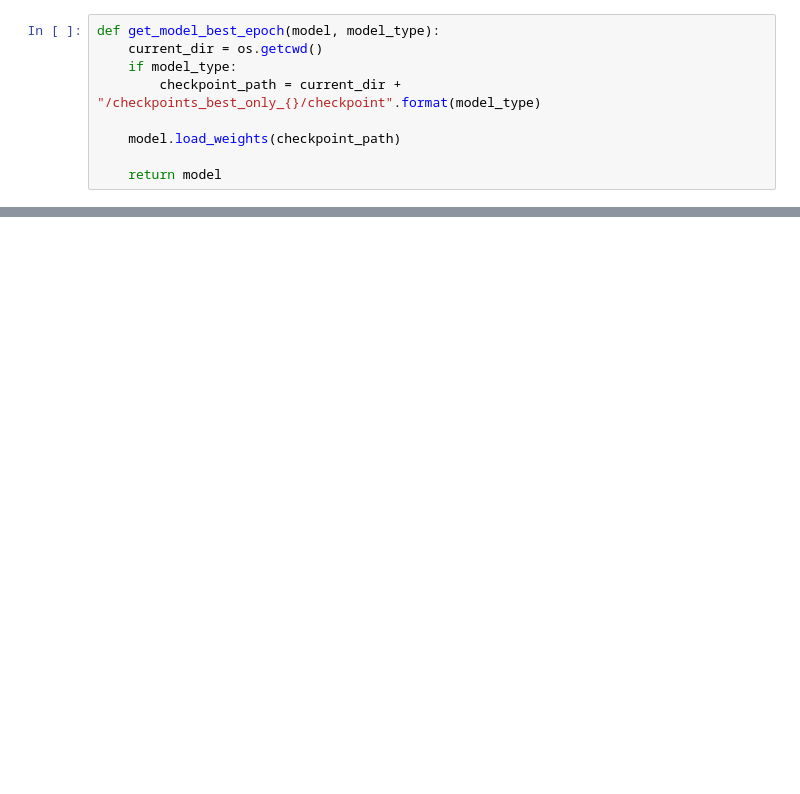
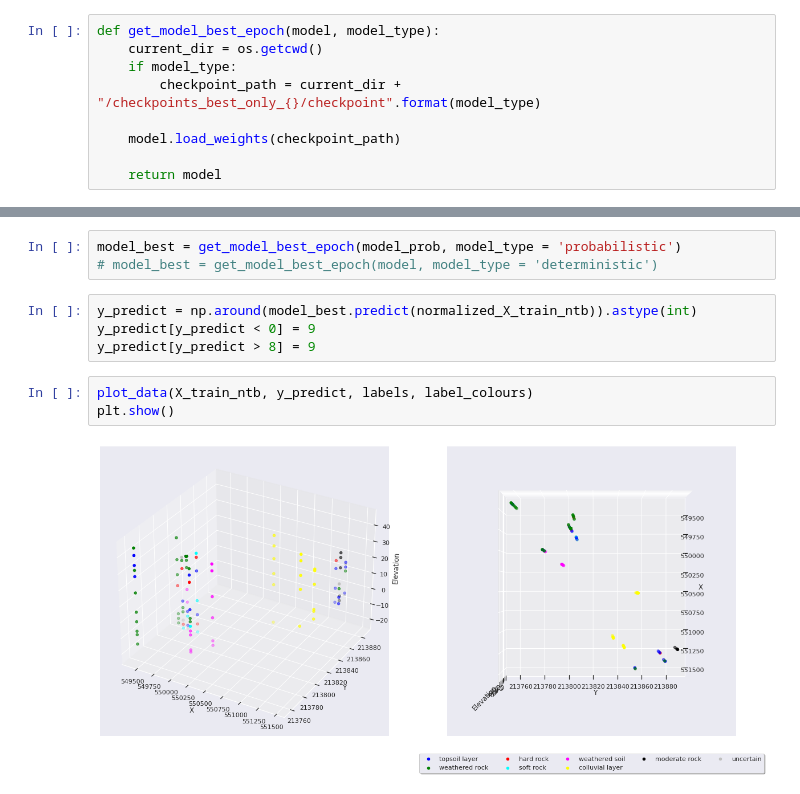
Before and after one commit to daitranskku/soil_properties, a Jupyter notebook: regression_models.ipynb, the cells around one changed output, grey strips where cells are left out. Drawn from its saved outputs; the diff is of its cells as text; blank space fills up the shorter version.

```diff
--- a/regression_models.ipynb
+++ b/regression_models.ipynb
@@ -312,0 +317,12 @@ plt.show()
+# %%
+model_best = get_model_best_epoch(model_prob, model_type = 'probabilistic')
+# model_best = get_model_best_epoch(model, model_type = 'deterministic')
+# %%
+y_predict = np.around(model_best.predict(normalized_X_train_ntb)).astype(int)
+y_predict[y_predict < 0] = 9
+y_predict[y_predict > 8] = 9
+# %%
+plot_data(X_train_ntb, y_predict, labels, label_colours)
+plt.show()
+# %% [output]
+[figure, added]
```
Also changed, not shown: parts of 25 cells of this notebook.
